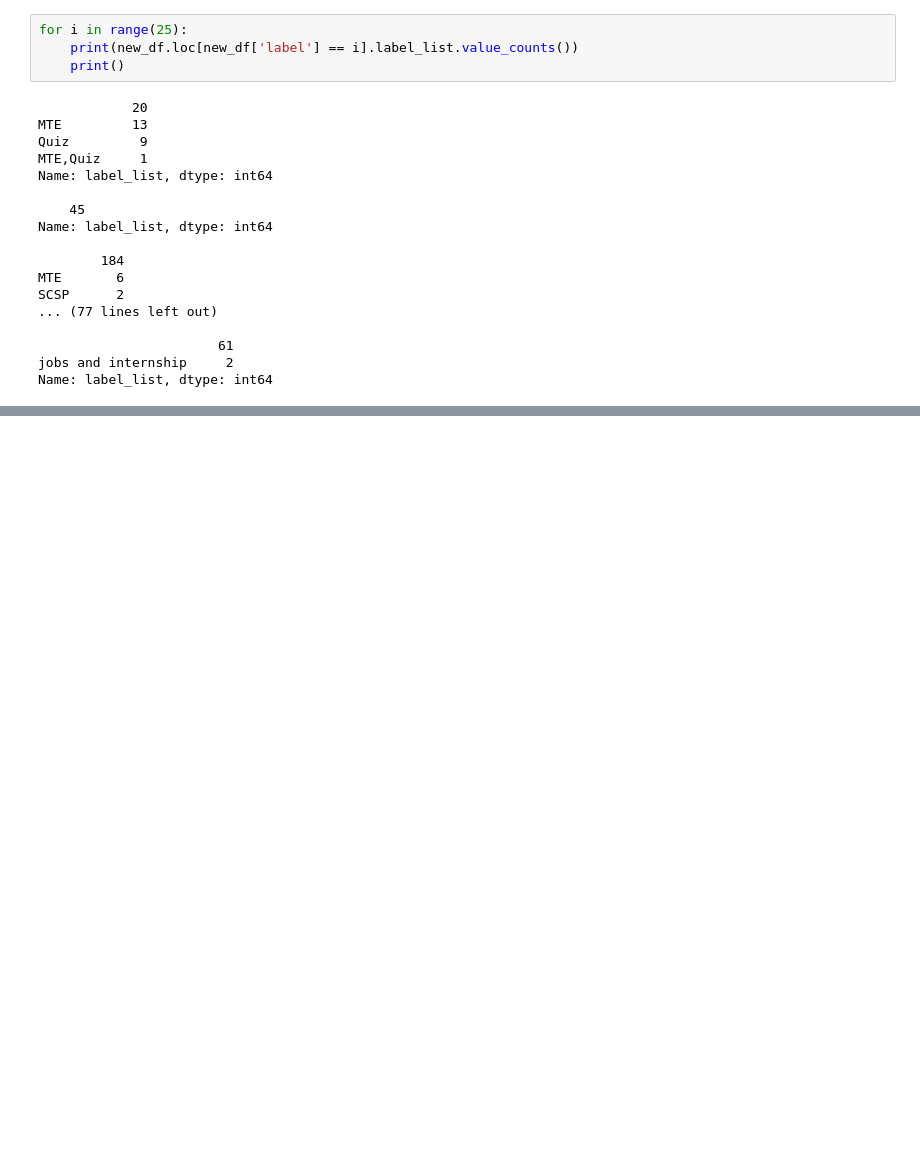
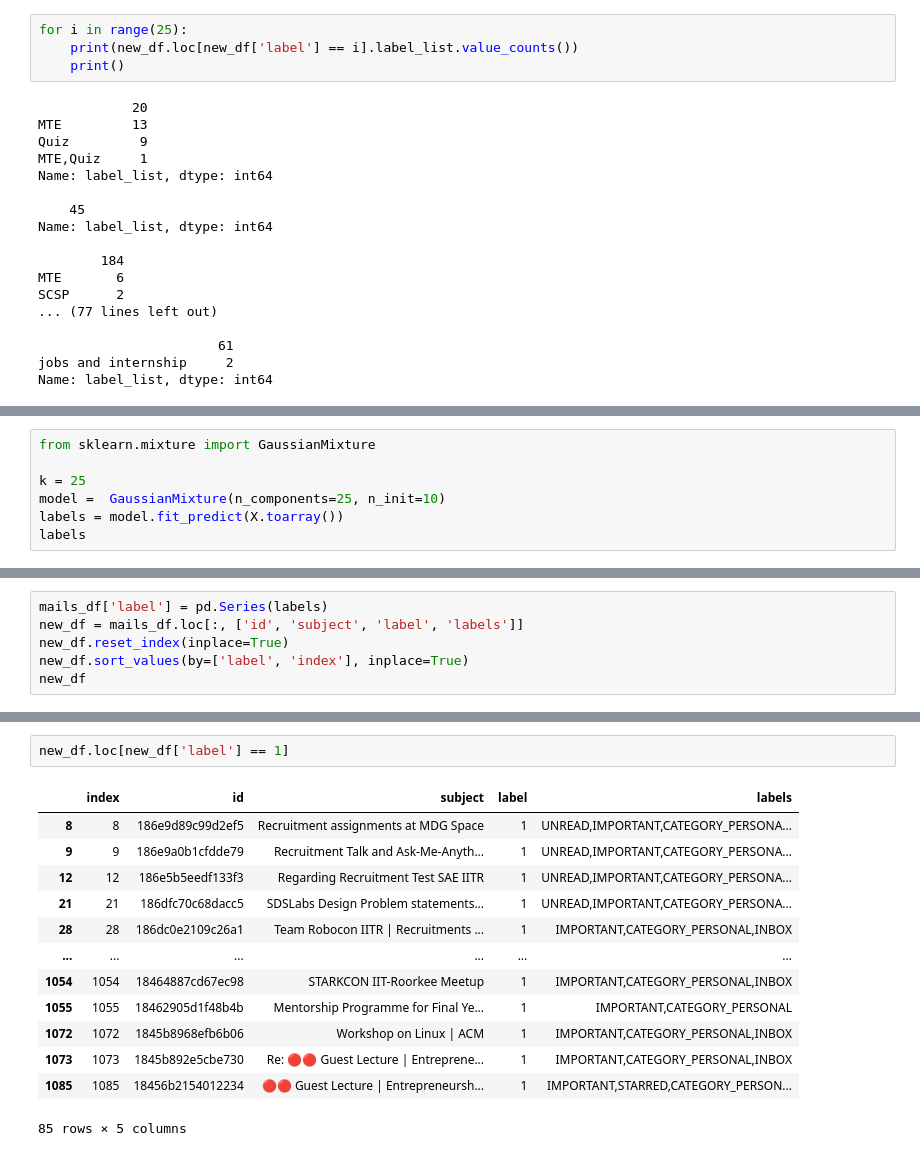
Before and after one commit to aakashks/gmail_organizer, a Jupyter notebook: notebooks/ML_semisupervised.ipynb, the cells around one changed output, grey strips where cells are left out. Cells and saved outputs as stored; diff of their text form; blank space fills up the shorter version.

```diff
--- a/notebooks/ML_semisupervised.ipynb
+++ b/notebooks/ML_semisupervised.ipynb
@@ -192,0 +211,7 @@ model.transform(X)
+# %%
+from sklearn.mixture import GaussianMixture
+
+k = 25
+model =  GaussianMixture(n_components=25, n_init=10)
+labels = model.fit_predict(X.toarray())
+labels
@@ -192,0 +228,6 @@ model.transform(X)
+# %%
+mails_df['label'] = pd.Series(labels)
+new_df = mails_df.loc[:, ['id', 'subject', 'label', 'labels']]
+new_df.reset_index(inplace=True)
+new_df.sort_values(by=['label', 'index'], inplace=True)
+new_df
@@ -192,0 +248,16 @@ model.transform(X)
+# %%
+new_df.loc[new_df['label'] == 1]
+# %% [output]
+|  | index | id | subject | label | labels |
+| 8 | 8 | 186e9d89c99d2ef5 | Recruitment assignments at MDG Space | 1 | UNREAD,IMPORTANT,CATEGORY_PERSONA... |
+| 9 | 9 | 186e9a0b1cfdde79 | Recruitment Talk and Ask-Me-Anyth... | 1 | UNREAD,IMPORTANT,CATEGORY_PERSONA... |
+| 12 | 12 | 186e5b5eedf133f3 | Regarding Recruitment Test SAE IITR | 1 | UNREAD,IMPORTANT,CATEGORY_PERSONA... |
+| 21 | 21 | 186dfc70c68dacc5 | SDSLabs Design Problem statements... | 1 | UNREAD,IMPORTANT,CATEGORY_PERSONA... |
+| 28 | 28 | 186dc0e2109c26a1 | Team Robocon IITR | Recruitments ... | 1 | IMPORTANT,CATEGORY_PERSONAL,INBOX |
+| ... | ... | ... | ... | ... | ... |
+| 1054 | 1054 | 18464887cd67ec98 | STARKCON IIT-Roorkee Meetup | 1 | IMPORTANT,CATEGORY_PERSONAL,INBOX |
+| 1055 | 1055 | 18462905d1f48b4b | Mentorship Programme for Final Ye... | 1 | IMPORTANT,CATEGORY_PERSONAL |
+| 1072 | 1072 | 1845b8968efb6b06 | Workshop on Linux | ACM | 1 | IMPORTANT,CATEGORY_PERSONAL,INBOX |
+| 1073 | 1073 | 1845b892e5cbe730 | Re: 🔴🔴 Guest Lecture | Entreprene... | 1 | IMPORTANT,CATEGORY_PERSONAL,INBOX |
+| 1085 | 1085 | 18456b2154012234 | 🔴🔴 Guest Lecture | Entrepreneursh... | 1 | IMPORTANT,STARRED,CATEGORY_PERSON... |
+85 rows × 5 columns
```
Also changed, not shown: parts of 9 cells of this notebook, 1 other file.
